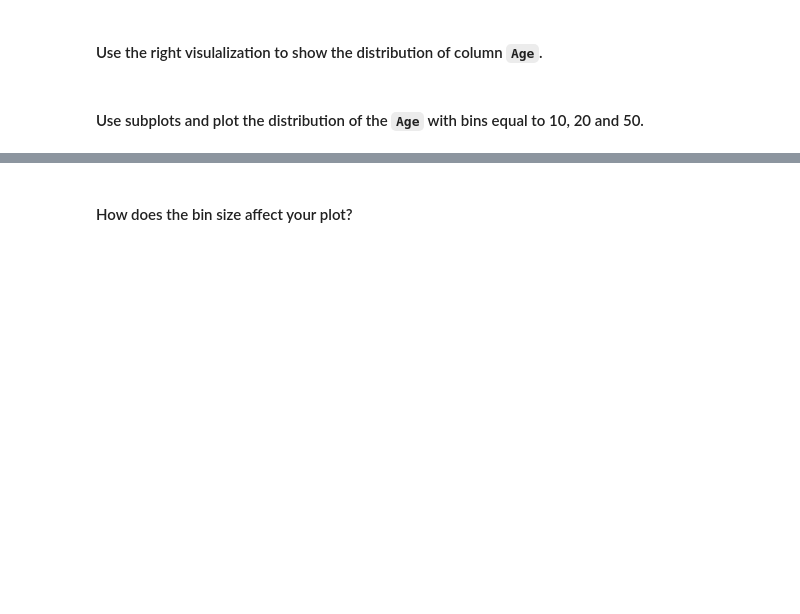
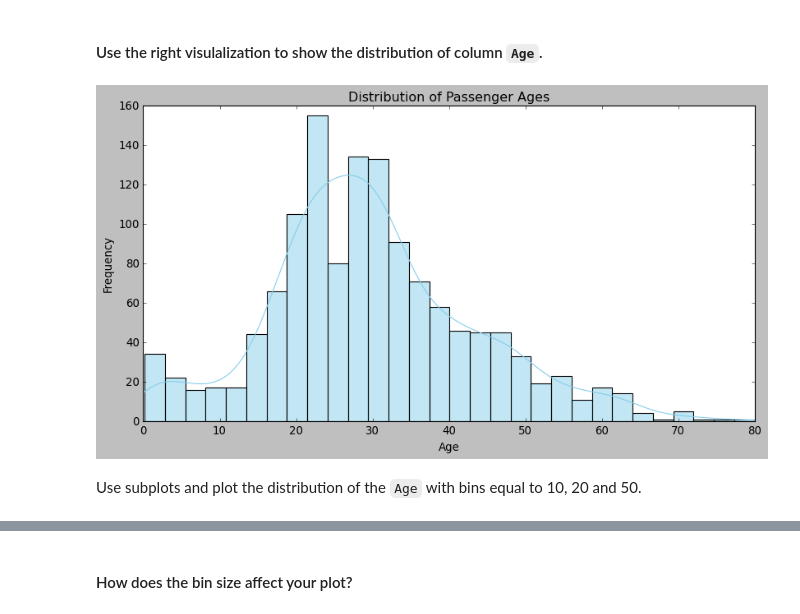
Before and after one commit to ta-data-pt-rmt/lab-matplotlib-seaborn, a Jupyter notebook: your-code/main.ipynb, the cells around one changed output, grey strips where cells are left out. Cells and saved outputs as stored; diff of their text form; code cells hidden in the pictures; blank space fills up the shorter version.

```diff
--- a/your-code/main.ipynb
+++ b/your-code/main.ipynb
@@ -43,2 +85,13 @@ import numpy as np
+# %%
+# your code here
+plt.figure(figsize=(12, 6))
+sns.histplot(titanic['Age'], bins=30, color='skyblue', kde=True)
+plt.title('Distribution of Passenger Ages')
+plt.xlabel('Age')
+plt.ylabel('Frequency')
+
+plt.show()
+# %% [output]
+[figure, added]
 # %% [markdown]
-#### Use subplots and plot the distribution of the `Age`  with bins equal to 10, 20 and 50.
+Use subplots and plot the distribution of the `Age`  with bins equal to 10, 20 and 50.
```
Also changed, not shown: parts of 61 cells of this notebook.
